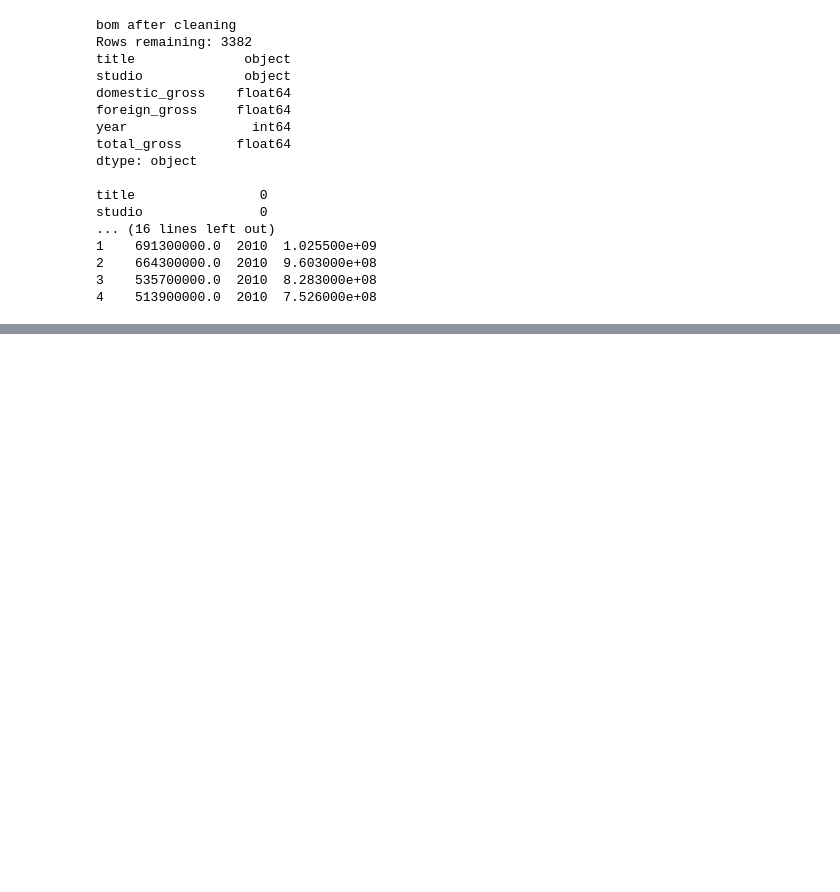
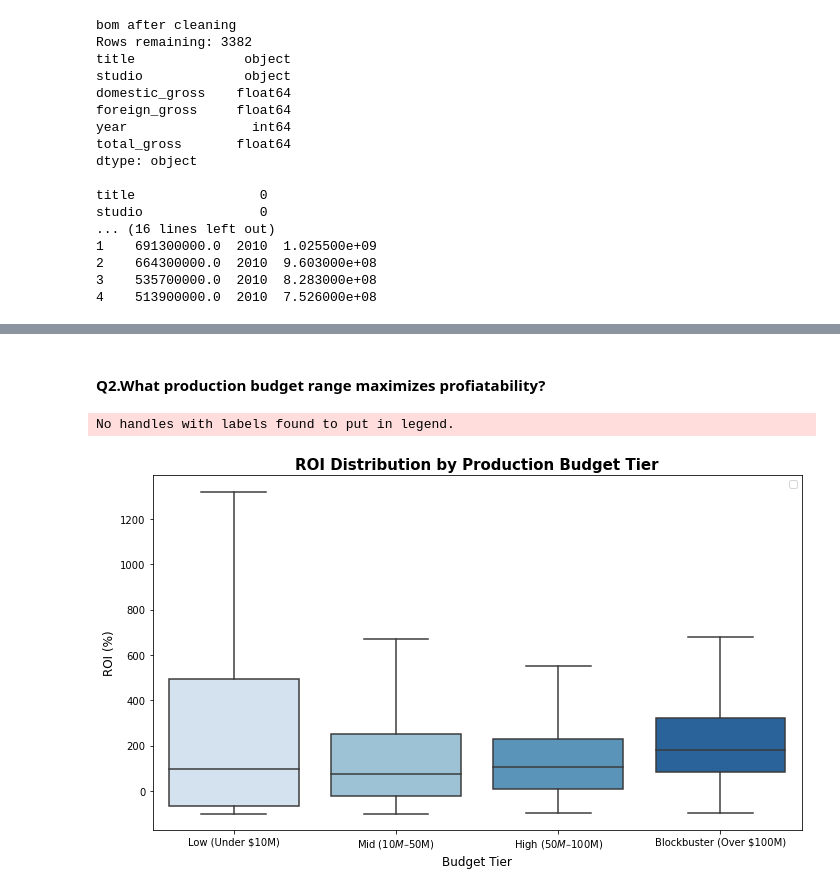
Before and after one commit to gachuratheuri/Phase-2-Group-2-Project, a Jupyter notebook: notebooks/exploratory.ipynb, the cells around one changed output, grey strips where cells are left out. Cells and saved outputs as stored; diff of their text form; code cells hidden in the pictures; blank space fills up the shorter version.

```diff
--- a/notebooks/exploratory.ipynb
+++ b/notebooks/exploratory.ipynb
@@ -320,0 +388,34 @@ studio               0
+# %% [markdown]
+#### Q2.What production budget range maximizes profiatability?
+# %%
+# Computing profit and ROI on tn
+
+# Adding a profit column: worldwide gross minus production budget
+tn['profit'] = tn['worldwide_gross'] - tn['production_budget']
+
+# Adding an roi column: profit divided by budget multiplied by 100
+tn['roi']    = (tn['profit'] / tn['production_budget']) * 100
+
+# Grouping films into budget tiers so to compare performance across different spending levels
+# Blockbuster-a film with a very large production budget
+budget_bins   = [0, 10e6, 50e6, 100e6, float('inf')]
+budget_labels = ['Low (Under $10M)', 'Mid ($10M–$50M)', 'High ($50M–$100M)', 'Blockbuster (Over $100M)']
+
+# pd.cut divides the data into buckets based on the ranges we defined in budget_bins
+# each film gets labelled with the tier it falls into
+tn['budget_tier'] = pd.cut(tn['production_budget'], bins=budget_bins, labels=budget_labels)
+
+# Plot — box plot showing ROI spread within each budget tier
+plt.figure(figsize=(10, 6))
+
+sns.boxplot(data=tn, x='budget_tier',y='roi',palette='Blues',order=budget_labels,showfliers=False)
+
+plt.title('ROI Distribution by Production Budget Tier', fontsize=15, fontweight='bold')
+plt.xlabel('Budget Tier', fontsize=12)
+plt.ylabel('ROI (%)', fontsize=12)
+plt.legend()
+plt.tight_layout()
+plt.show()
+# %% [output]
+No handles with labels found to put in legend.
+[figure, added]
```
Also changed, not shown: parts of 17 cells of this notebook.
